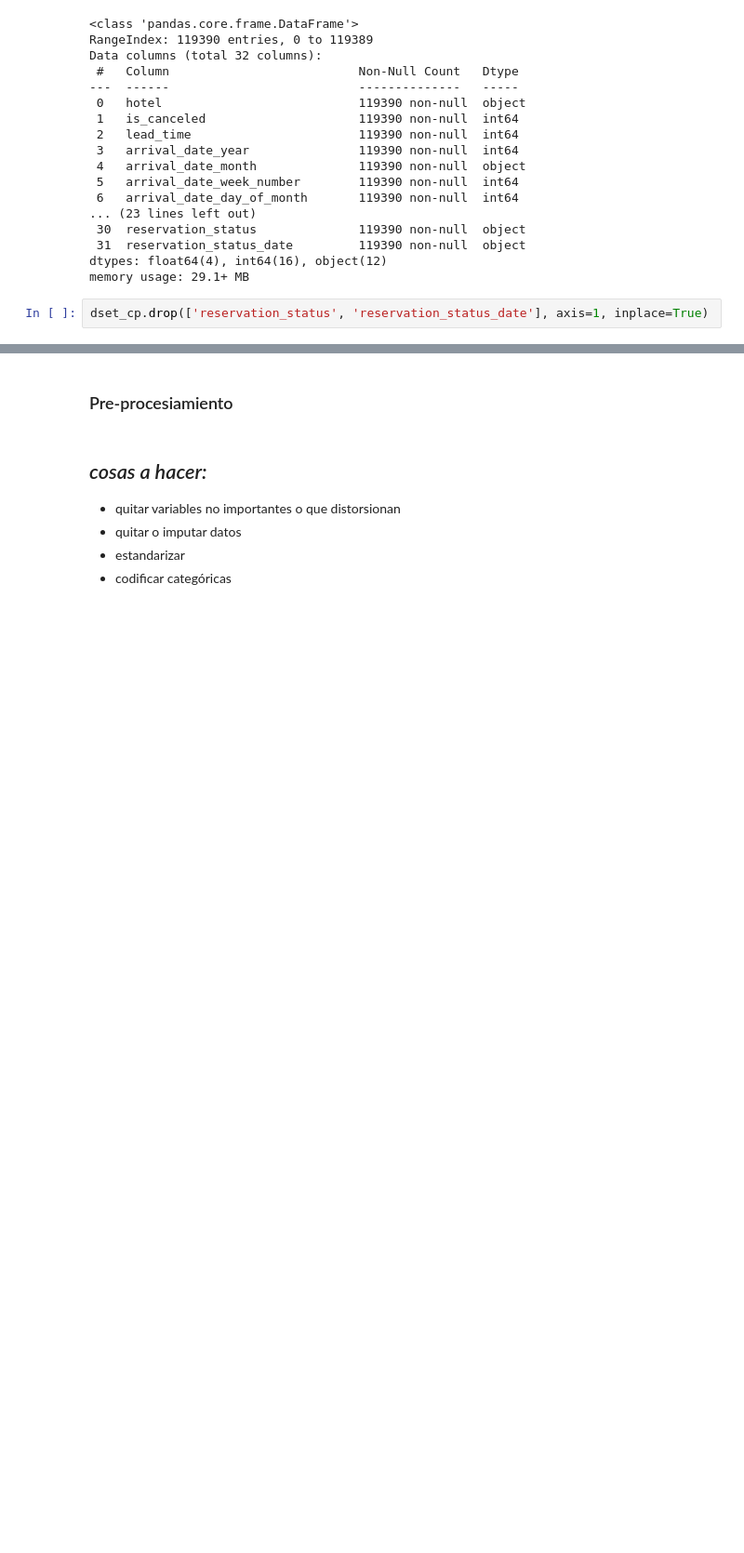
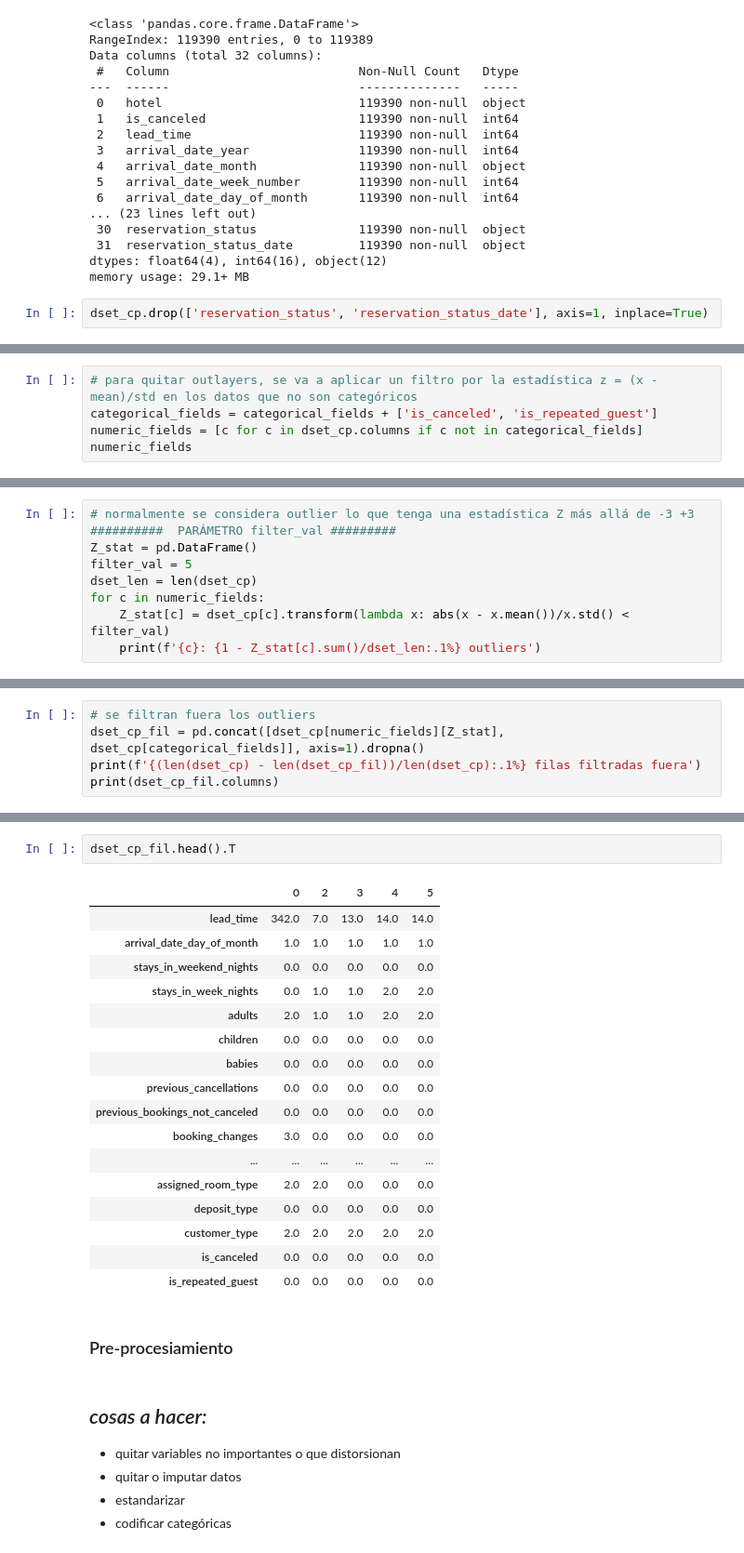
Before and after one commit to mayerga/final_project_ML-DL, a Jupyter notebook: eval.ipynb, the cells around one changed output, grey strips where cells are left out. Shown at 93% size. Saved outputs shown, nothing was run; the diff lists cells and outputs as text; blank space fills up the shorter version.

```diff
--- a/eval.ipynb
+++ b/eval.ipynb
@@ -172,0 +308,5 @@ dset_cp.head().T
+# %%
+# para quitar outlayers, se va a aplicar un filtro por la estadística z = (x - mean)/std en los datos que no son categóricos
+categorical_fields = categorical_fields + ['is_canceled', 'is_repeated_guest']
+numeric_fields = [c for c in dset_cp.columns if c not in categorical_fields]
+numeric_fields
@@ -172,0 +328,8 @@ dset_cp.head().T
+# %%
+# normalmente se considera outlier lo que tenga una estadística Z más allá de -3 +3  ##########  PARÁMETRO filter_val #########
+Z_stat = pd.DataFrame()
+filter_val = 5
+dset_len = len(dset_cp)
+for c in numeric_fields:
+    Z_stat[c] = dset_cp[c].transform(lambda x: abs(x - x.mean())/x.std() < filter_val)
+    print(f'{c}: {1 - Z_stat[c].sum()/dset_len:.1%} outliers')
@@ -172,0 +351,5 @@ dset_cp.head().T
+# %%
+# se filtran fuera los outliers
+dset_cp_fil = pd.concat([dset_cp[numeric_fields][Z_stat], dset_cp[categorical_fields]], axis=1).dropna()
+print(f'{(len(dset_cp) - len(dset_cp_fil))/len(dset_cp):.1%} filas filtradas fuera')
+print(dset_cp_fil.columns)
@@ -173,3 +367,23 @@ dset_cp.head().T
+# %%
+dset_cp_fil.head().T
+# %% [output]
+|  | 0 | 2 | 3 | 4 | 5 |
+| lead_time | 342.0 | 7.0 | 13.0 | 14.0 | 14.0 |
+| arrival_date_day_of_month | 1.0 | 1.0 | 1.0 | 1.0 | 1.0 |
+| stays_in_weekend_nights | 0.0 | 0.0 | 0.0 | 0.0 | 0.0 |
+| stays_in_week_nights | 0.0 | 1.0 | 1.0 | 2.0 | 2.0 |
+| adults | 2.0 | 1.0 | 1.0 | 2.0 | 2.0 |
+| children | 0.0 | 0.0 | 0.0 | 0.0 | 0.0 |
+| babies | 0.0 | 0.0 | 0.0 | 0.0 | 0.0 |
+| previous_cancellations | 0.0 | 0.0 | 0.0 | 0.0 | 0.0 |
+| previous_bookings_not_canceled | 0.0 | 0.0 | 0.0 | 0.0 | 0.0 |
+| booking_changes | 3.0 | 0.0 | 0.0 | 0.0 | 0.0 |
+| ... | ... | ... | ... | ... | ... |
+| assigned_room_type | 2.0 | 2.0 | 0.0 | 0.0 | 0.0 |
+| deposit_type | 0.0 | 0.0 | 0.0 | 0.0 | 0.0 |
+| customer_type | 2.0 | 2.0 | 2.0 | 2.0 | 2.0 |
+| is_canceled | 0.0 | 0.0 | 0.0 | 0.0 | 0.0 |
+| is_repeated_guest | 0.0 | 0.0 | 0.0 | 0.0 | 0.0 |
 # %% [markdown]
 ### Pre-procesiamiento
 # %% [markdown]
```
Also changed, not shown: parts of 26 cells of this notebook.
